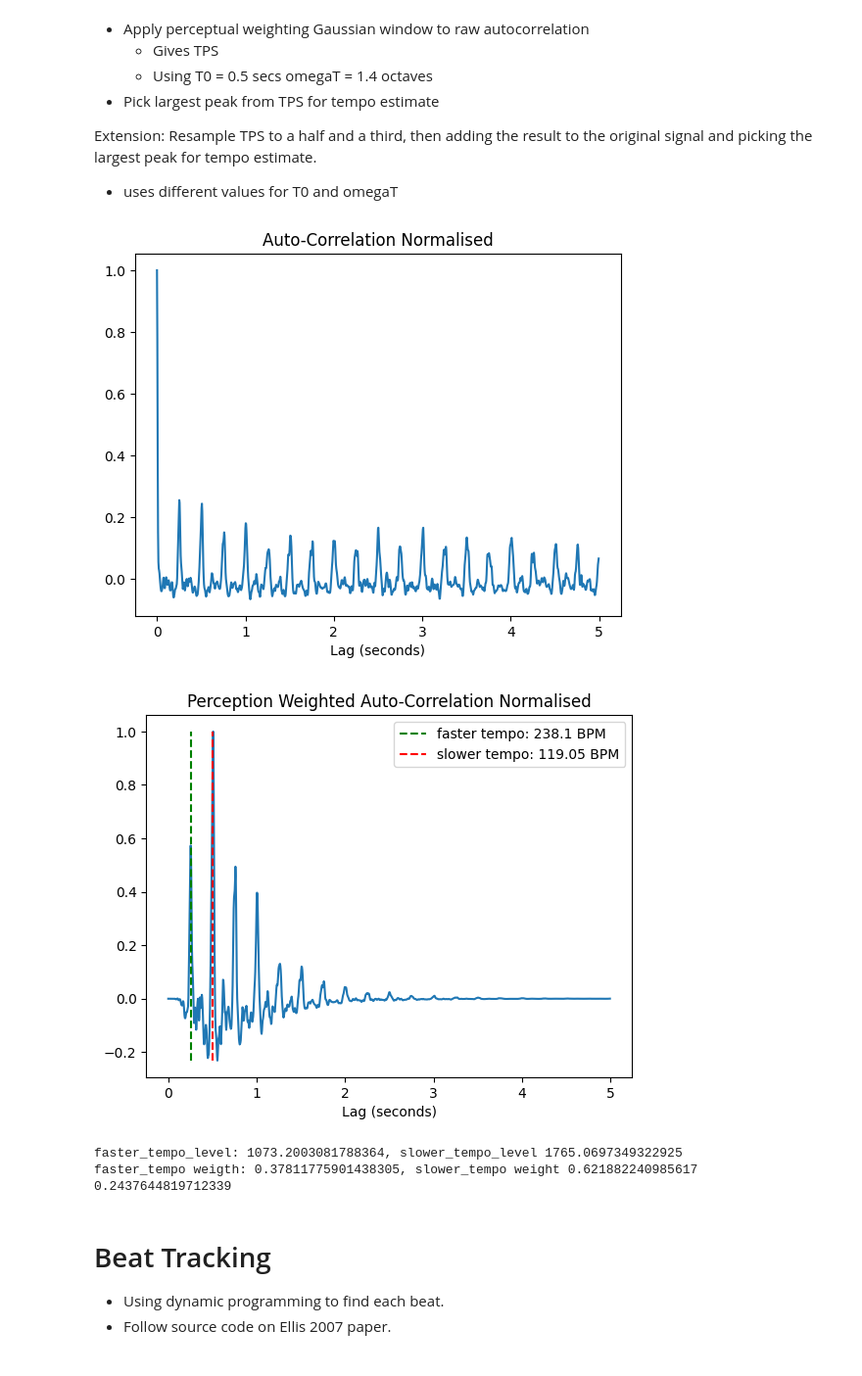
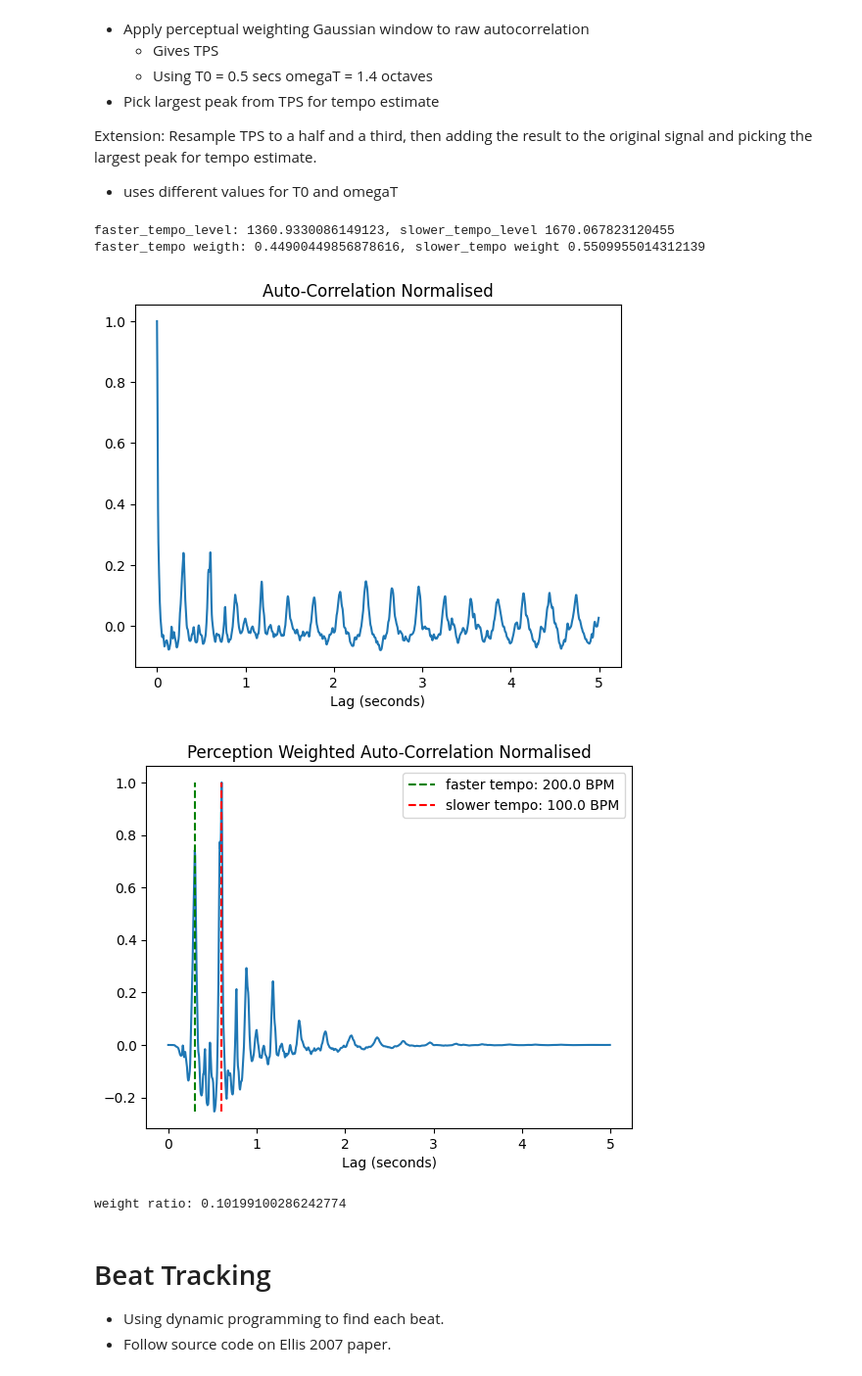
Before and after one commit to ruarim/beat_tracker, a Jupyter notebook: beat_tracker_dynamic.ipynb, the cells around one changed output. Shown at 98% size. Cells and saved outputs as stored; diff of their text form; code cells hidden in the pictures.

```diff
--- a/beat_tracker_dynamic.ipynb
+++ b/beat_tracker_dynamic.ipynb
@@ -24,7 +24,7 @@ Create data structure for each peice of audio.
 # data/BallroomData/Jive/Albums-Cafe_Paradiso-16.wav # Easy - 172 BPM
 
 # get file
-file_path = 'data/BallroomData/Rumba-American/Albums-GloriaEstefan_MiTierra-04.wav'
+file_path = 'data/BallroomData/Quickstep/Albums-Ballroom_Classics4-20.wav'
 
 # resample rate - based on method of ellis 2007
 resample_rate = 8000
@@ -223,41 +223,45 @@ def estimate_tempo(odf, sr, hop_sec, max_lag_s=5, show=True):
     # # respectively, of its original length, adding this to the original T P S,
     # # then choosing the largest peak across both these sequences - ellis 2007
     faster_tempo_frame, slower_tempo_frame = secondary_tempo(tps)
 
     # Relative weights of the two levels are again taken from the relative peak heights
     # at the two period estimates in the original T P S. This approach finds the tempo that maximizes
     # the sum of the T P S values at both metrical levels
     faster_tempo_level = tps[faster_tempo_frame]
     slower_tempo_level = tps[slower_tempo_frame]
 
     faster_tempo_weight = faster_tempo_level / (faster_tempo_level + slower_tempo_level)
     slower_tempo_weight = slower_tempo_level / (faster_tempo_level + slower_tempo_level)
 
-    if(show): plot_auto_c(auto_c, tps, faster_tempo_frame, slower_tempo_frame, sr, hop_length)
 
     print("faster_tempo_level: {}, slower_tempo_level {}".format(faster_tempo_level, slower_tempo_level))
     print("faster_tempo weigth: {}, slower_tempo weight {}".format(faster_tempo_weight, slower_tempo_weight))
+
+    if(show): plot_auto_c(auto_c, tps, faster_tempo_frame, slower_tempo_frame, sr, hop_length)
 
     # Prefer the faster tempo unless the differnce between fast and slow rate is significantly large
     # Example decision rule - try with and without treshhold
     # if faster_tempo_weight > slower_tempo_weight: #* threshold_ratio:
     #     tempo = faster_tempo_frame
     # else:
     #     tempo = slower_tempo_frame
-    print(abs(faster_tempo_weight - slower_tempo_weight))
+    print('weight ratio: {}'.format(abs(faster_tempo_weight - slower_tempo_weight)))
+
+    # weight_difference_threshold? - add a function param
+    threshold_ratio = 0.15
 
     # risk of over fitting to data set
-    if abs(faster_tempo_weight - slower_tempo_weight) > 0.15: return slower_tempo_frame
+    if abs(faster_tempo_weight - slower_tempo_weight) > threshold_ratio: return slower_tempo_frame
 
     return faster_tempo_frame
 
 tempo_estimate = estimate_tempo(ose, sr, hop_sec)
 # %% [output]
+faster_tempo_level: 1360.9330086149123, slower_tempo_level 1670.067823120455
+faster_tempo weigth: 0.44900449856878616, slower_tempo weight 0.5509955014312139
-[figure, old version]
+[figure, new version]
-[figure, old version]
+[figure, new version]
-faster_tempo_level: 1073.2003081788364, slower_tempo_level 1765.0697349322925
-faster_tempo weigth: 0.37811775901438305, slower_tempo weight 0.621882240985617
-0.2437644819712339
+weight ratio: 0.10199100286242774
 # %% [markdown]
 # Beat Tracking
 - Using dynamic programming to find each beat.
```
Also changed, not shown: parts of 2 cells of this notebook.
